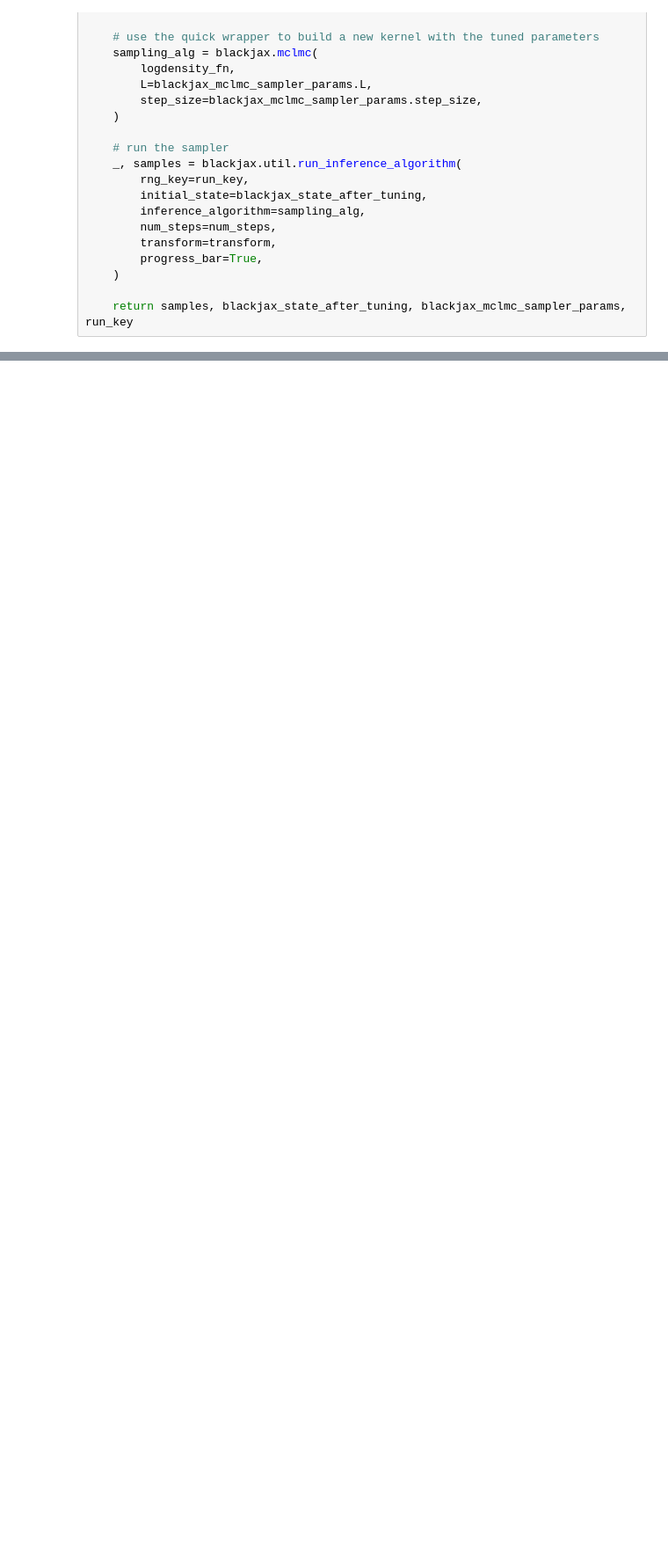
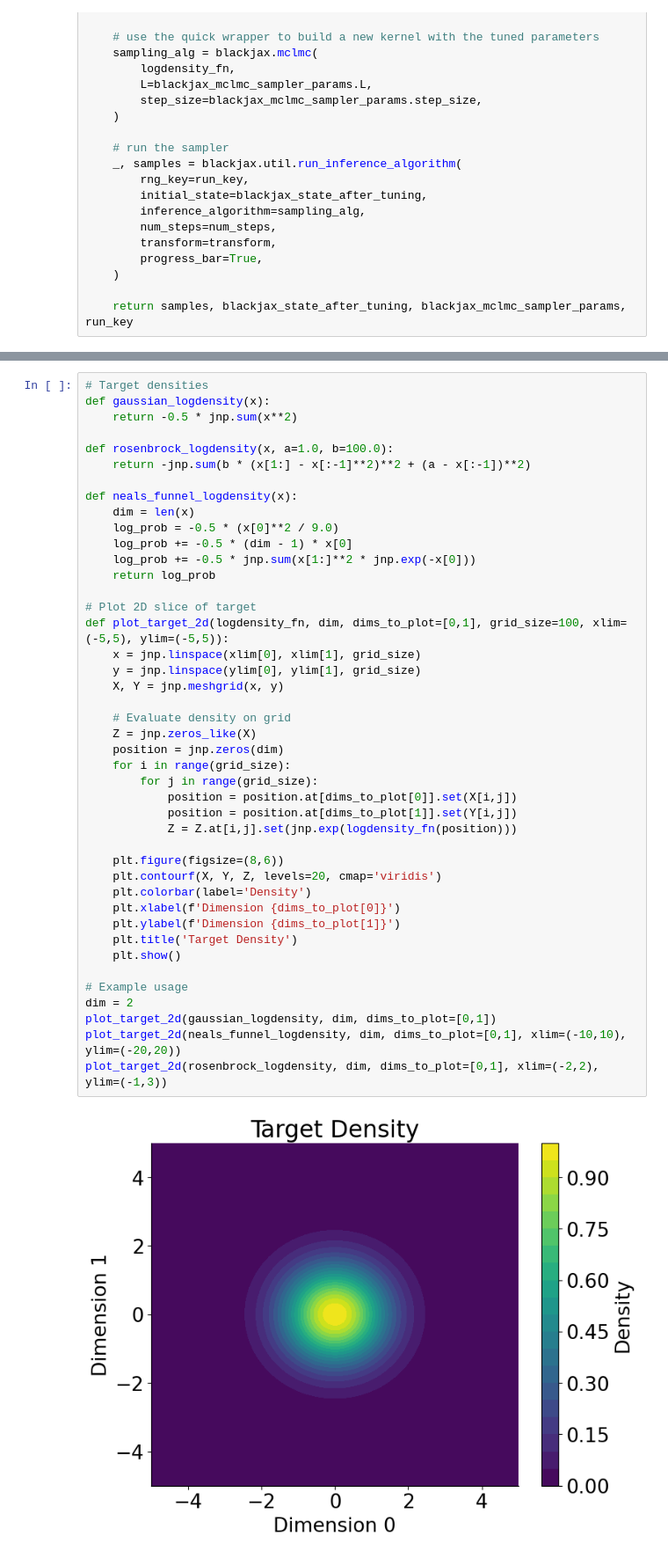
Before and after one commit to 1saacRankin/microcanonical-hmc, a Jupyter notebook: Nov14.ipynb, the cells around one changed output, grey strips where cells are left out. Shown: that part at 88% size. Cells and saved outputs as stored; diff of their text form; blank space fills up the shorter version.

```diff
--- a/Nov14.ipynb
+++ b/Nov14.ipynb
@@ -230,0 +233,45 @@ def run_adjusted_mclmc_dynamic(
+# %%
+# Target densities
+def gaussian_logdensity(x):
+    return -0.5 * jnp.sum(x**2)
+
+def rosenbrock_logdensity(x, a=1.0, b=100.0):
+    return -jnp.sum(b * (x[1:] - x[:-1]**2)**2 + (a - x[:-1])**2)
+
+def neals_funnel_logdensity(x):
+    dim = len(x)
+    log_prob = -0.5 * (x[0]**2 / 9.0)
+    log_prob += -0.5 * (dim - 1) * x[0]
+    log_prob += -0.5 * jnp.sum(x[1:]**2 * jnp.exp(-x[0]))
+    return log_prob
+
+# Plot 2D slice of target
+def plot_target_2d(logdensity_fn, dim, dims_to_plot=[0,1], grid_size=100, xlim=(-5,5), ylim=(-5,5)):
+    x = jnp.linspace(xlim[0], xlim[1], grid_size)
+    y = jnp.linspace(ylim[0], ylim[1], grid_size)
+    X, Y = jnp.meshgrid(x, y)
+
+    # Evaluate density on grid
+    Z = jnp.zeros_like(X)
+    position = jnp.zeros(dim)
+    for i in range(grid_size):
+        for j in range(grid_size):
+            position = position.at[dims_to_plot[0]].set(X[i,j])
+            position = position.at[dims_to_plot[1]].set(Y[i,j])
+            Z = Z.at[i,j].set(jnp.exp(logdensity_fn(position)))
+
+    plt.figure(figsize=(8,6))
+    plt.contourf(X, Y, Z, levels=20, cmap='viridis')
+    plt.colorbar(label='Density')
+    plt.xlabel(f'Dimension {dims_to_plot[0]}')
+    plt.ylabel(f'Dimension {dims_to_plot[1]}')
+    plt.title('Target Density')
+    plt.show()
+
+# Example usage
+dim = 2
+plot_target_2d(gaussian_logdensity, dim, dims_to_plot=[0,1])
+plot_target_2d(neals_funnel_logdensity, dim, dims_to_plot=[0,1], xlim=(-10,10), ylim=(-20,20))
+plot_target_2d(rosenbrock_logdensity, dim, dims_to_plot=[0,1], xlim=(-2,2), ylim=(-1,3))
+# %% [output]
+[figure, added]
```
Also changed, not shown: parts of 4 cells of this notebook, 1 other file.
